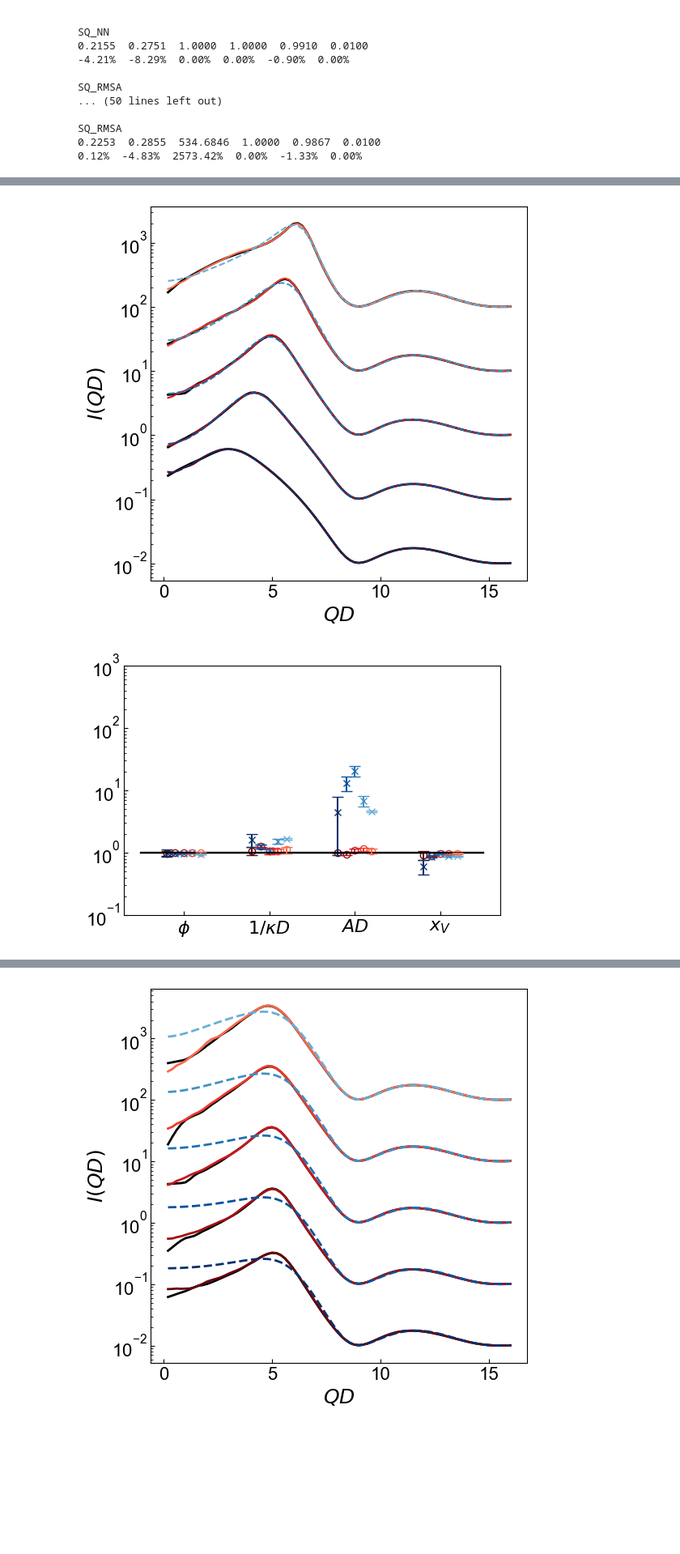
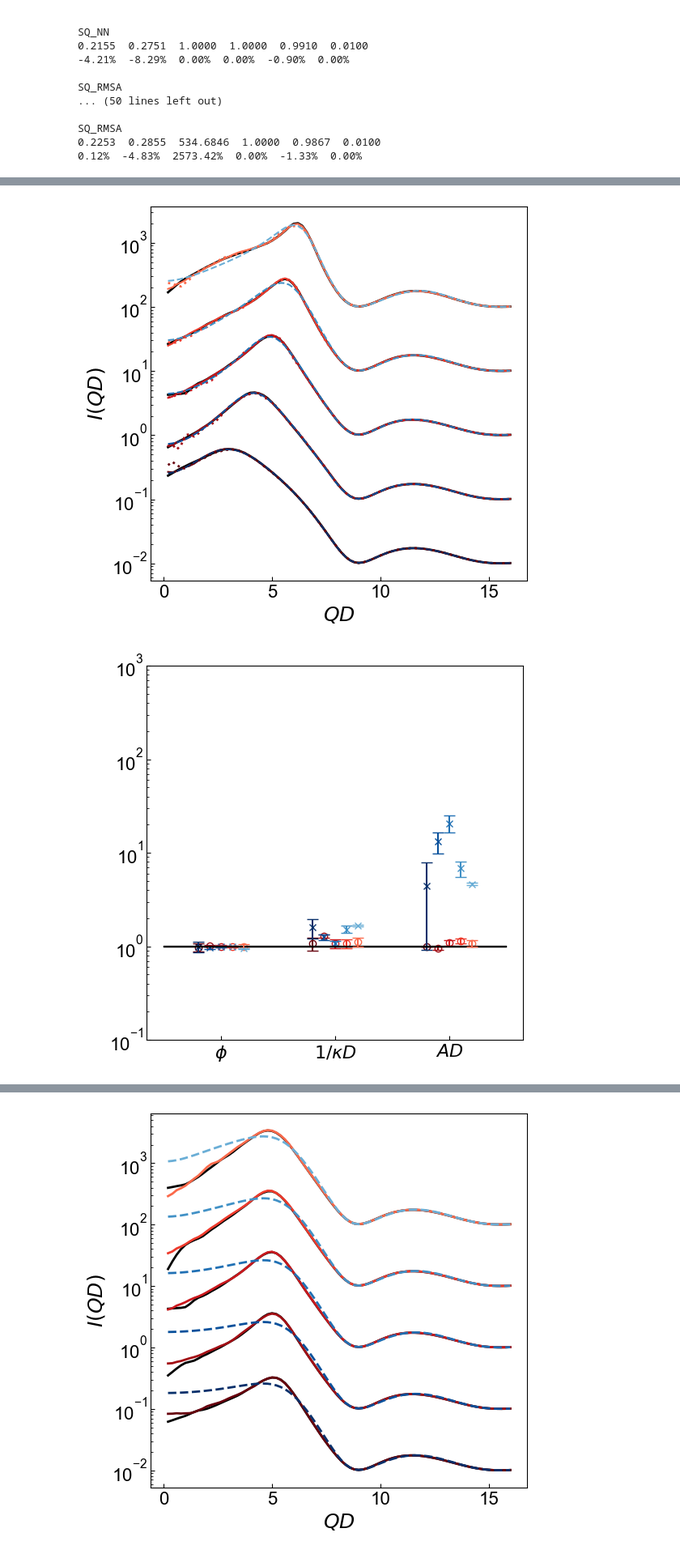
Before and after one commit to ch-tung/SQ_VAE, a Jupyter notebook: direct_param_SQ/Fit_IQ_batch.ipynb, the cells around one changed output, grey strips where cells are left out. Shown at 81% size. Saved outputs shown, nothing was run; the diff lists cells and outputs as text; code cells hidden in the pictures; blank space fills up the shorter version.

Commit message:
plot MD I(Q) results

```diff
--- a/direct_param_SQ/Fit_IQ_batch.ipynb
+++ b/direct_param_SQ/Fit_IQ_batch.ipynb
@@ -708,0 +707,13 @@ SQ_RMSA
+# %%
+from glob import glob
+
+def load_SQ_MD(filename):
+    data = np.genfromtxt(filename)
+    n_particles = 16384
+    Q_data = data[5:,0]
+    SQ_data = data[5:,1]*n_particles
+
+    f_interp = interp.interp1d(Q_data,SQ_data,kind='nearest',fill_value='extrapolate')
+    SQ_MD = f_interp(q)
+
+    return SQ_MD
@@ -710,6 +723,7 @@ SQ_RMSA
 fig = plt.figure(figsize=(6, 6))#,dpi=192)
 ax = plt.subplot(1, 1, 1)
 
+index_MD = np.arange(5)
 
 for i in range(len(parameters_list)):
     fp_GT = dict_eta['fp_GT_list'][i]
@@ -719,12 +733,19 @@ for i in range(len(parameters_list)):
     c_NN = cmap_NN(r)
     c_RMSA = cmap_RMSA(r)
 
+    index_MD_i = index_MD[i]
+    filename = glob('./MD/'+str(index_MD_i)+'__*/'+'soq.txt')[0]
+    SQ_MD = load_SQ_MD(filename)
+
     IQ_exp_GT = IQ_exp(SQ_exp_GT,fp_GT)*10**i
     IQ_exp_NN = IQ_th(SQ_NN,fp_GT)*10**i
     IQ_exp_RMSA = IQ_th(SQ_RMSA,fp_GT)*10**i
+    IQ_MD = IQ_exp(SQ_MD,fp_GT)*10**i
 
     ax.plot(q,IQ_exp_GT,
             '-k', lw=2, label='ground truth')
+    ax.plot(q,IQ_MD,
+            ':', lw=2, label='NN', color=c_NN)
     ax.plot(q,IQ_exp_NN,
             '-', lw=2, label='NN', color=c_NN)
     ax.plot(q,IQ_exp_RMSA,
@@ -741,6 +762,8 @@ plt.show()
 # %%
 fig = plt.figure(figsize=(6, 6))#,dpi=192)
 ax = plt.subplot(1, 1, 1)
+
+index_MD = np.arange(5)
 
 for i in range(len(parameters_list)):
     fp_GT = dict_eta['fp_GT_list'][i]
@@ -752,8 +775,15 @@ for i in range(len(parameters_list)):
     c_NN = cmap_NN(r)
     c_RMSA = cmap_RMSA(r)
 
+    index_MD_i = index_MD[i]
+    filename = glob('./MD/'+str(index_MD_i)+'__*/'+'soq.txt')[0]
+    SQ_MD = load_SQ_MD(filename)
+    IQ_MD = IQ_exp(SQ_MD,fp_GT)
+
     ax.plot(q,IQ_exp_GT*10**i,'-k',lw=2,
             label='ground truth')
+    ax.plot(q,IQ_MD*10**i,
+            ':', lw=2, label='NN_MD', color=c_NN)
     ax.plot(q,IQ_th(SQ_NN,fp_opt_NN)*10**i,'-',
             label='NN', color=c_NN)
     ax.plot(q,IQ_th(SQ_RMSA,fp_opt_RMSA)*10**i,'--',
@@ -768,9 +798,9 @@ ax.tick_params(direction='in', axis='both', which='both', labelsize=16)
 
 plt.show()
 # %% [output]
-[figure, old version]
+[figure, new version]
 # %%
-fig = plt.figure(figsize=(6, 4))#,dpi=192)
+fig = plt.figure(figsize=(6, 6))#,dpi=192)
 
 for i in range(len(parameters_list)):
     ax = plt.subplot(1, 1, 1)
@@ -787,34 +817,34 @@ for i in range(len(parameters_list)):
 
 #     index = np.r_[index_free,6,7,8]
     x_shift = (i/len(parameters_list) - (len(parameters_list)-1)/2/len(parameters_list))/2
-    index = [0,1,2,7]
+    index = [0,1,2]
     ax.plot(np.arange(len(index))+x_shift,fp_opt_NN[index]/fp_GT[index],'o', fillstyle='none',
             label='NN', color=c_NN)
     ax.plot(np.arange(len(index))+x_shift,fp_opt_RMSA[index]/fp_GT[index],'x',
             label='RMSA', color=c_RMSA)
     ax.plot([-0.5,len(index)-0.5],[1,1],'-k')
 
-    index_err = [0,1,2,7]
+    index_err = [0,1,2]
     ax.errorbar(np.arange(len(index_err))+x_shift,fp_opt_NN[index_err]/fp_GT[index_err],
                 abs(fp_err_NN[index_err]/fp_GT[index_err]),
            fmt='none',color=c_NN,capsize=5.0)
     ax.errorbar(np.arange(len(index_err))+x_shift,fp_opt_RMSA[index_err]/fp_GT[index_err],
                 abs(fp_err_RMSA[index_err]/fp_GT[index_err]),
            fmt='none',color=c_RMSA,capsize=5.0)
 
     ax.set_yscale('log')
 #     ax.legend(fontsize=16,frameon=False,fancybox=False)
     ax.set_ylim([1e-1,1e3])
 
     tick_labels = [r'$\phi$',r'$1/\kappa D$',r'$AD$',r'$\sigma$',r'$C$',r'$I_{\it{inc}}$',
                    r'$Z$',r'$x_{V}$',r'$\Gamma_{is}$']
     ax.set_xticks(np.arange(len(index)))
     ax.set_xticklabels([tick_labels[it] for it in index])
 
 #     ax.set_xlabel('parameters',fontsize=18)
-#     ax.set_ylabel(r'$I(QD)$',fontsize=18)
+    ax.set_ylabel(' ',fontsize=18)
     ax.tick_params(direction='in', axis='both', which='both', labelsize=16)
 
 plt.show()
 # %% [output]
-[figure, old version]
+[figure, new version]
```
Also changed, not shown: parts of 23 cells of this notebook.
